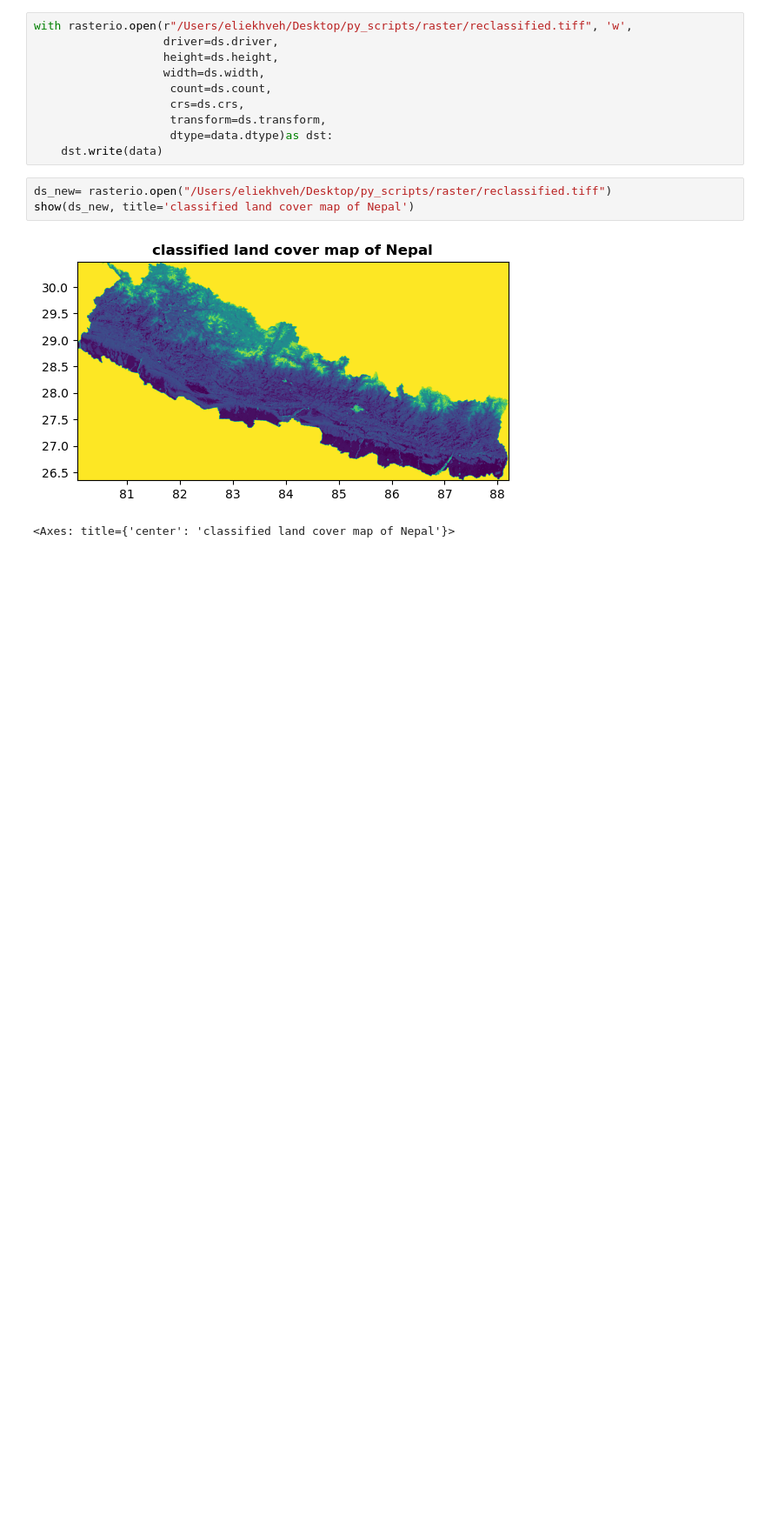
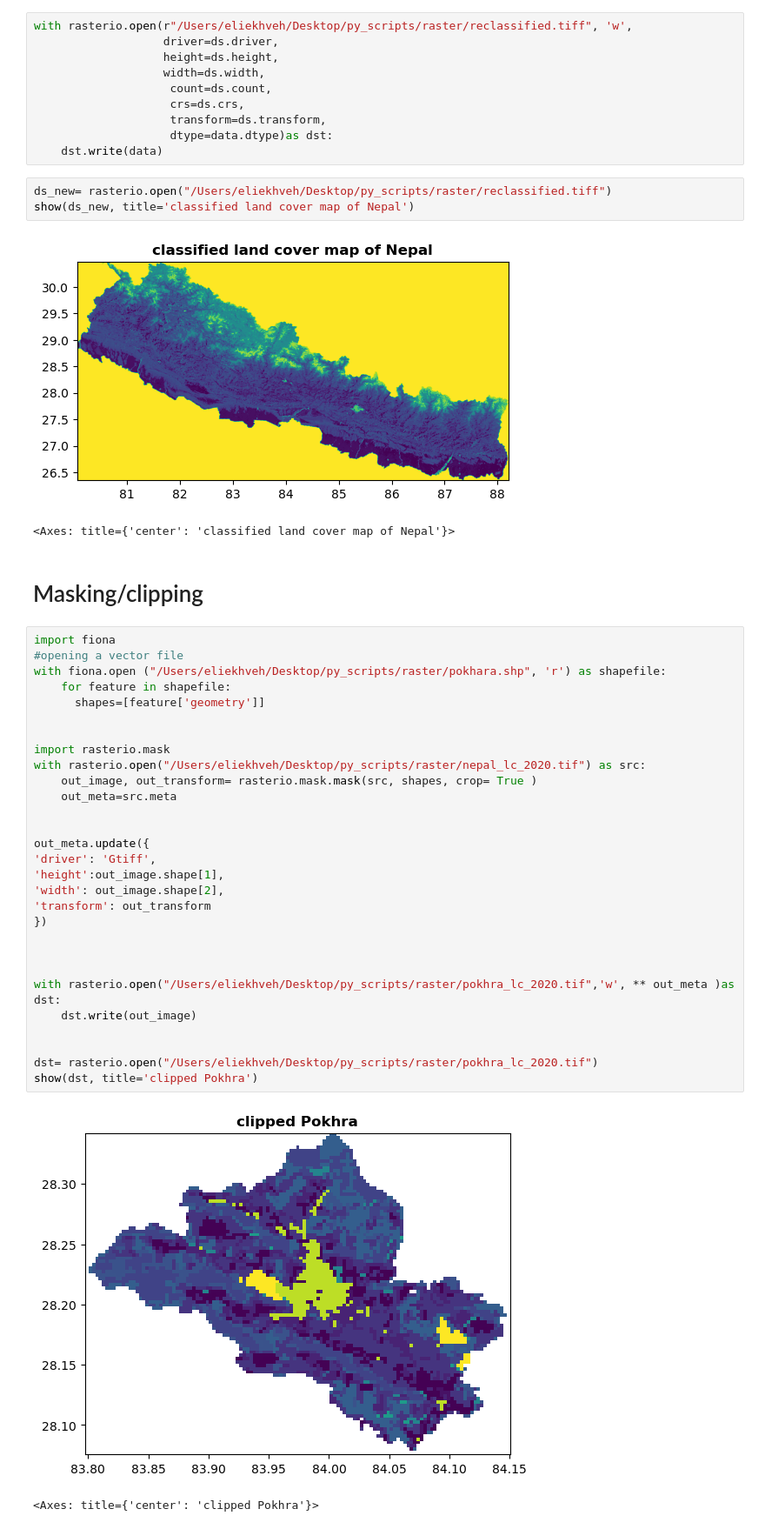
Before and after one commit to ellllaaheh/Raster_Processing, a Jupyter notebook: raster_data_analysis.ipynb, the cells around one changed output. Shown: that part at 87% size. Drawn from its saved outputs; the diff is of its cells as text; blank space fills up the shorter version.

```diff
--- a/raster_data_analysis.ipynb
+++ b/raster_data_analysis.ipynb
@@ -89,3 +89,37 @@ show(ds_new, title='classified land cover map of Nepal')
 # %% [output]
 [figure]
 <Axes: title={'center': 'classified land cover map of Nepal'}>
+# %% [markdown]
+# Masking/clipping
+# %%
+import fiona
+#opening a vector file
+with fiona.open ("/Users/eliekhveh/Desktop/py_scripts/raster/pokhara.shp", 'r') as shapefile:
+    for feature in shapefile:
+      shapes=[feature['geometry']]
+
+
+import rasterio.mask
+with rasterio.open("/Users/eliekhveh/Desktop/py_scripts/raster/nepal_lc_2020.tif") as src:
+    out_image, out_transform= rasterio.mask.mask(src, shapes, crop= True )
+    out_meta=src.meta
+
+
+out_meta.update({
+'driver': 'Gtiff',
+'height':out_image.shape[1],
+'width': out_image.shape[2],
+'transform': out_transform
+})
+
+
+
+with rasterio.open("/Users/eliekhveh/Desktop/py_scripts/raster/pokhra_lc_2020.tif",'w', ** out_meta )as dst:
+    dst.write(out_image)
+
+
+dst= rasterio.open("/Users/eliekhveh/Desktop/py_scripts/raster/pokhra_lc_2020.tif")
+show(dst, title='clipped Pokhra')
+# %% [output]
+[figure, added]
+<Axes: title={'center': 'clipped Pokhra'}>
```
Also changed, not shown: 6 other files.
